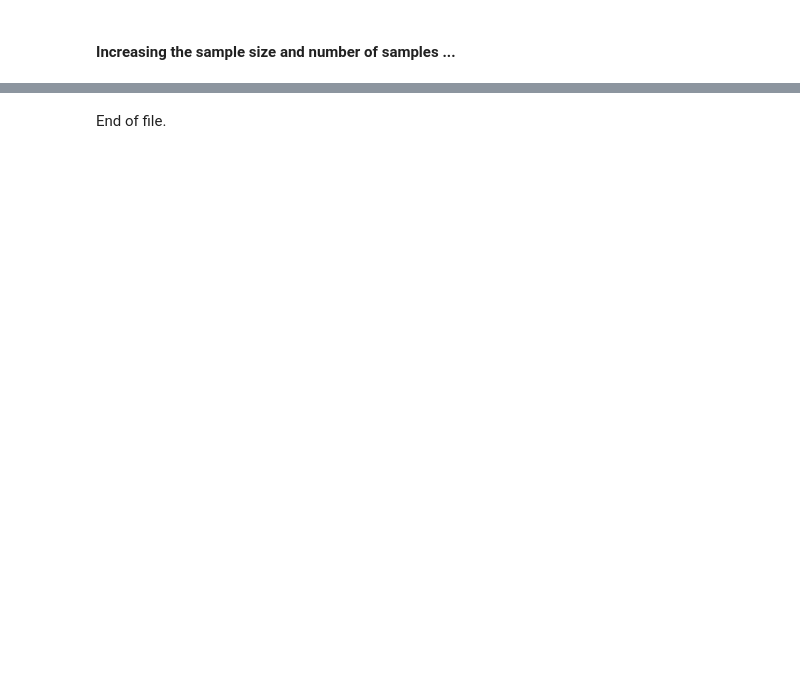
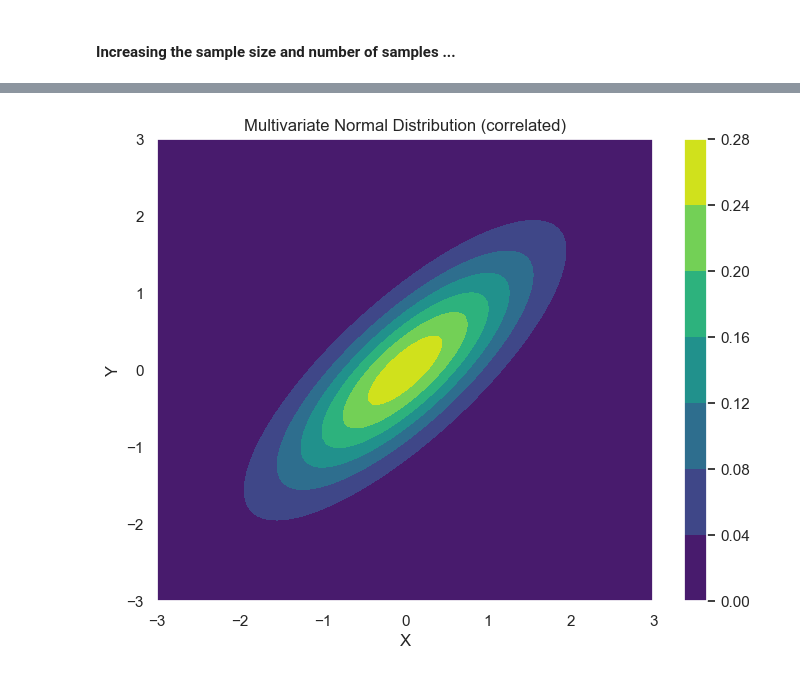
Before and after one commit to dusan-zdravkovic/Exam-P-Programs, a Jupyter notebook: multivariate_distributions.ipynb, the cells around one changed output, grey strips where cells are left out. Drawn from its saved outputs; the diff is of its cells as text; code cells hidden in the pictures; blank space fills up the shorter version.

Commit message:
another multivariate dist.

```diff
--- a/multivariate_distributions.ipynb
+++ b/multivariate_distributions.ipynb
@@ -148,2 +148,28 @@ Variance of Extended Sample Means (100 samples of 100 numbers): 541.65042339
-# %% [markdown]
-End of file.
+# %%
+from scipy.stats import multivariate_normal
+# Set means and covariance
+mu = [0, 0]  # mean of X and Y
+sigma = [[1, 0.8], [0.8, 1]]  # covariance matrix
+
+# Create grid
+x = np.linspace(-3, 3, 100)
+y = np.linspace(-3, 3, 100)
+X, Y = np.meshgrid(x, y)
+pos = np.dstack((X, Y))
+
+# Create multivariate normal
+rv = multivariate_normal(mean=mu, cov=sigma)
+Z = rv.pdf(pos)
+
+# Plot
+fig = plt.figure(figsize=(8, 6))
+ax = fig.add_subplot(111)
+contour = ax.contourf(X, Y, Z, cmap='viridis')
+ax.set_title('Multivariate Normal Distribution (correlated)')
+ax.set_xlabel('X')
+ax.set_ylabel('Y')
+plt.colorbar(contour)
+plt.grid(True)
+plt.show()
+# %% [output]
+[figure, added]
```
Also changed, not shown: parts of 2 cells of this notebook.
